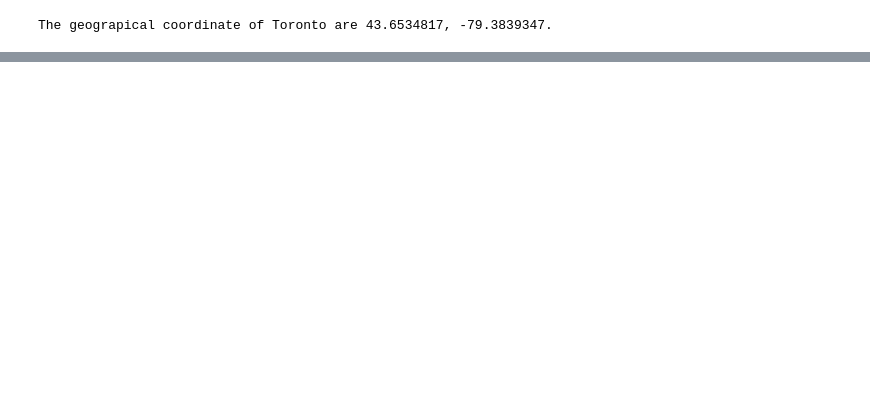
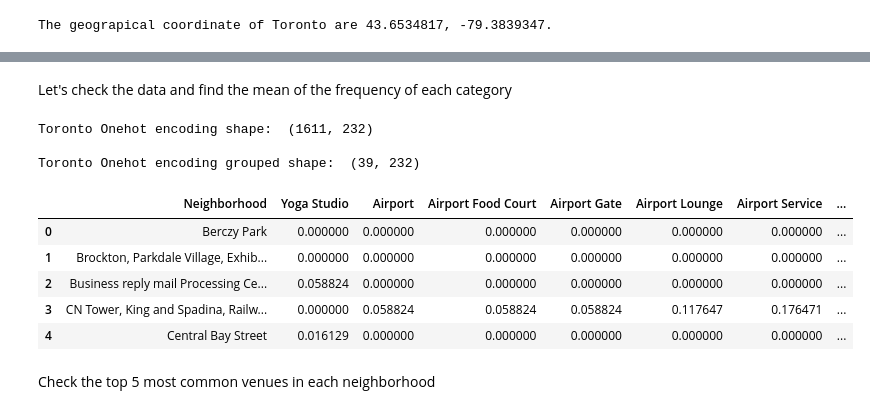
Before and after one commit to RicardoFrederico/Coursera_Capstone, a Jupyter notebook: Week2Assignment.ipynb, the cells around one changed output, grey strips where cells are left out. Saved outputs shown, nothing was run; the diff lists cells and outputs as text; code cells hidden in the pictures; blank space fills up the shorter version.

```diff
--- a/Week2Assignment.ipynb
+++ b/Week2Assignment.ipynb
@@ -236,3 +301,26 @@ toronto_grouped.shape
+# %% [markdown]
+Let's check the data and find the mean of the frequency of each category
+# %%
+print("Toronto Onehot encoding shape: ",toronto_onehot.shape)
+
+toronto_grouped = toronto_onehot.groupby('Neighborhood').mean().reset_index()
+
+print()
+print("Toronto Onehot encoding grouped shape: ", toronto_grouped.shape)
+print()
+toronto_grouped.head()
+# %% [output]
+Toronto Onehot encoding shape:  (1611, 232)
+
+Toronto Onehot encoding grouped shape:  (39, 232)
+|  | Neighborhood | Yoga Studio | Airport | Airport Food Court | Airport Gate | Airport Lounge | Airport Service | ... |
+| 0 | Berczy Park | 0.000000 | 0.000000 | 0.000000 | 0.000000 | 0.000000 | 0.000000 | ... |
+| 1 | Brockton, Parkdale Village, Exhib... | 0.000000 | 0.000000 | 0.000000 | 0.000000 | 0.000000 | 0.000000 | ... |
+| 2 | Business reply mail Processing Ce... | 0.058824 | 0.000000 | 0.000000 | 0.000000 | 0.000000 | 0.000000 | ... |
+| 3 | CN Tower, King and Spadina, Railw... | 0.000000 | 0.058824 | 0.058824 | 0.058824 | 0.117647 | 0.176471 | ... |
+| 4 | Central Bay Street | 0.016129 | 0.000000 | 0.000000 | 0.000000 | 0.000000 | 0.000000 | ... |
+# %% [markdown]
+Check the top 5 most common venues in each neighborhood
 # %%
 num_top_venues = 5
 
```
Also changed, not shown: parts of 42 cells of this notebook.
